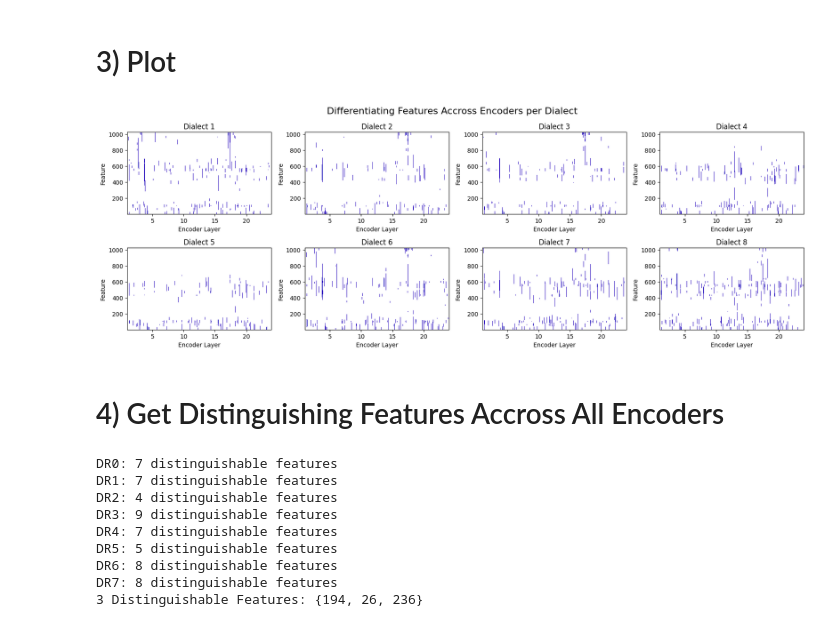
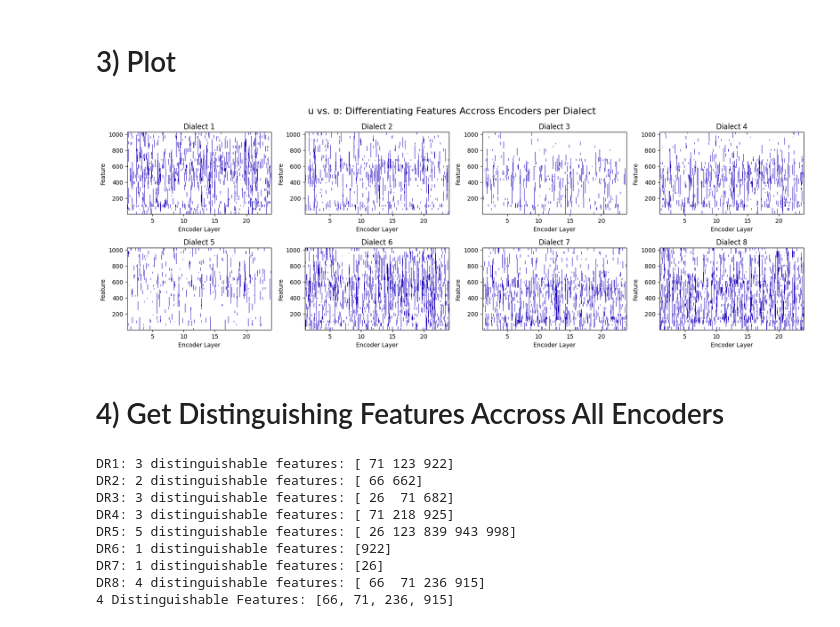
Before and after one commit to Ky-Ng/Probe-HuBERT, a Jupyter notebook: main_scripts/GetHeatmap.ipynb, the cells around one changed output. Saved outputs shown, nothing was run; the diff lists cells and outputs as text; code cells hidden in the pictures.

Commit message:
generate back vowel graphs

```diff
--- a/main_scripts/GetHeatmap.ipynb
+++ b/main_scripts/GetHeatmap.ipynb
@@ -18,7 +19,8 @@ from matplotlib.colors import ListedColormap
 # 1) Load in Dialect, Encoder, Token Data
 # %%
 PATH_TO_ALL_CD = "../data/cd_comparisons/CDs_D_E_T_"
-vowels = "eh_ey"
+vowels = "uw_uh"
+vowel1, vowel2 = vowels.split("_")
 ext = ".npy"
 CDs_D_E_T = np.load(PATH_TO_ALL_CD+vowels+ext)
 # %% [markdown]
@@ -46,35 +48,35 @@ figs, axs = plt.subplots(2, 4, figsize=(17, 6))
 # Step 3) Plot Data and Label Axis
 plot_num = 0
 for row in range(2):
     for col in range(4):
         # Setup Subplot
         cur_plot = axs[row, col]
 
         # Labelling
         cur_plot.set_title(f"Dialect {plot_num+1}")
         cur_plot.set_xlabel("Encoder Layer")
         cur_plot.set_ylabel("Feature")
 
         # White for zero, Blue for non-zero
         cmap_colors = [(1, 1, 1), (215, 245, 66)]
         cmap = ListedColormap(cmap_colors)
 
         # Plot Data
         cur_plot.imshow(
             acc_effect_size_by_dialect[plot_num],
             aspect="auto",
             extent=[encoder_axis.min(), encoder_axis.max(
             ), effect_size_axis.min(), effect_size_axis.max()],
             cmap=cmap
         )
 
         plot_num += 1
 
 figs.suptitle(
-    "Differentiating Features Accross Encoders per Dialect", fontsize=16)
+    f"{TenseLax.getIPA(vowel1)} vs. {TenseLax.getIPA(vowel2)}: Differentiating Features Accross Encoders per Dialect", fontsize=16)
 plt.tight_layout()
 # %% [output]
-[figure, old version]
+[figure, new version]
 # %% [markdown]
 # 4) Get Distinguishing Features Accross All Encoders
 # %%
@@ -90,18 +92,18 @@ for dialect, acc_effect_size_count in acc_effect_size_by_dialect.items():
     if not cross_dialect_distinguishable_features_idxs:
         cross_dialect_distinguishable_features_idxs.update(distinguishable_idxs)
     else:
-        cross_dialect_distinguishable_features_idxs.intersection_update(distinguishable_idxs)
+        cross_dialect_distinguishable_features_idxs.intersection_update(set(distinguishable_idxs))
 
-    print(f"DR{dialect}: {distinguishable_idxs.shape[0]} distinguishable features")
+    print(f"DR{dialect+1}: {distinguishable_idxs.shape[0]} distinguishable features: {distinguishable_idxs}")
 
-print(f"{len(cross_dialect_distinguishable_features_idxs)} Distinguishable Features: {cross_dialect_distinguishable_features_idxs}")
+print(f"{len(cross_dialect_distinguishable_features_idxs)} Distinguishable Features: {sorted(list(cross_dialect_distinguishable_features_idxs))}")
 # %% [output]
-DR0: 7 distinguishable features
-DR1: 7 distinguishable features
-DR2: 4 distinguishable features
-DR3: 9 distinguishable features
-DR4: 7 distinguishable features
-DR5: 5 distinguishable features
-DR6: 8 distinguishable features
-DR7: 8 distinguishable features
-3 Distinguishable Features: {194, 26, 236}
+DR1: 3 distinguishable features: [ 71 123 922]
+DR2: 2 distinguishable features: [ 66 662]
+DR3: 3 distinguishable features: [ 26  71 682]
+DR4: 3 distinguishable features: [ 71 218 925]
+DR5: 5 distinguishable features: [ 26 123 839 943 998]
+DR6: 1 distinguishable features: [922]
+DR7: 1 distinguishable features: [26]
+DR8: 4 distinguishable features: [ 66  71 236 915]
+4 Distinguishable Features: [66, 71, 236, 915]
```
Also changed, not shown: parts of 1 cell of this notebook.
